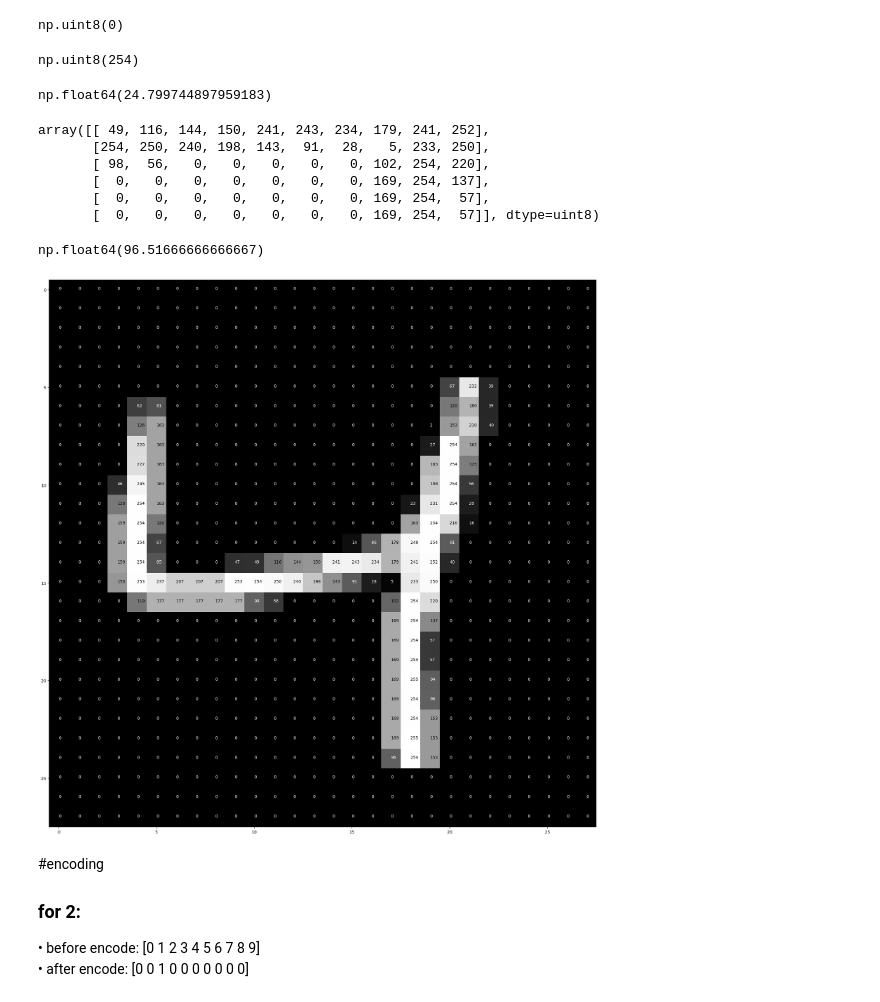
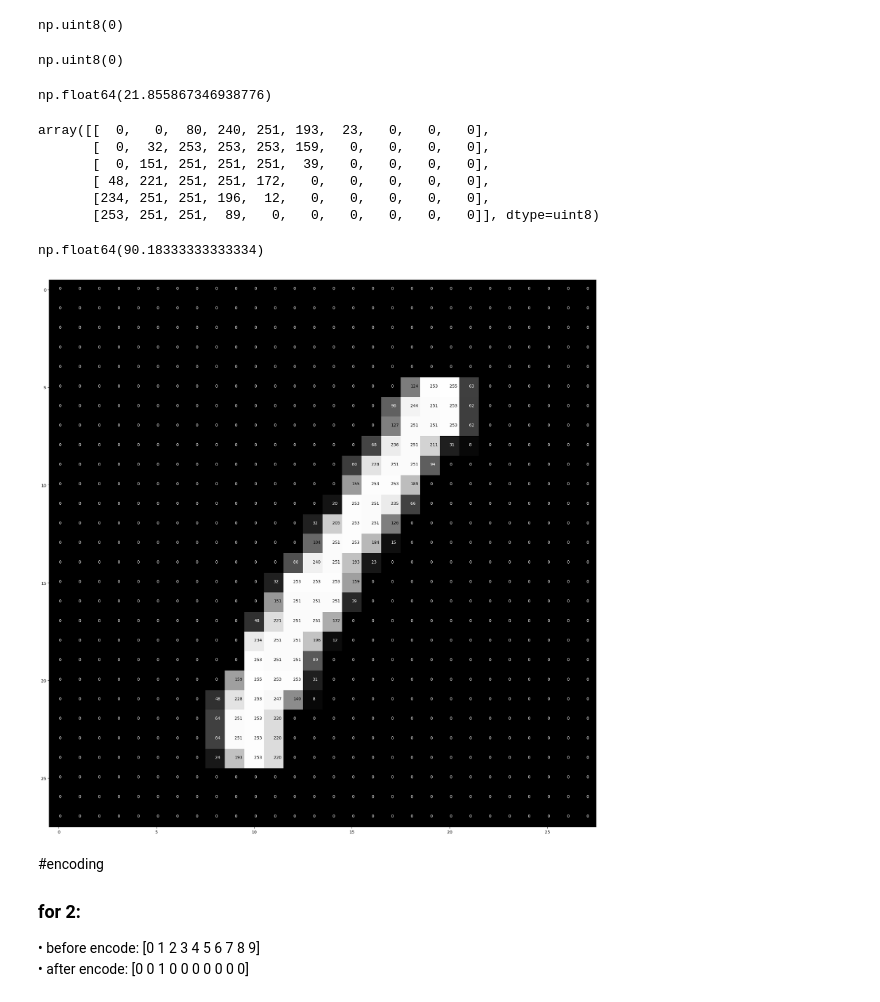
Before and after one commit to gamzegezgin/Deep-Learning-Applications, a Jupyter notebook: ANN_application.ipynb, the cells around one changed output. Cells and saved outputs as stored; diff of their text form; code cells hidden in the pictures.

```diff
--- a/ANN_application.ipynb
+++ b/ANN_application.ipynb
@@ -96,26 +96,26 @@ x_train[2][10,10]
 # %% [output]
 np.uint8(0)
 # %%
-x_train[2][16,18]
+x_train[3][16,18]
 # %% [output]
-np.uint8(254)
+np.uint8(0)
 # %%
-x_train[2].mean()
+x_train[3].mean()
 # %% [output]
-np.float64(24.799744897959183)
+np.float64(21.855867346938776)
 # %%
-x_train[2][14:20, 10:20]
+x_train[3][14:20, 10:20]
 # %% [output]
-array([[ 49, 116, 144, 150, 241, 243, 234, 179, 241, 252],
-       [254, 250, 240, 198, 143,  91,  28,   5, 233, 250],
-       [ 98,  56,   0,   0,   0,   0,   0, 102, 254, 220],
-       [  0,   0,   0,   0,   0,   0,   0, 169, 254, 137],
-       [  0,   0,   0,   0,   0,   0,   0, 169, 254,  57],
-       [  0,   0,   0,   0,   0,   0,   0, 169, 254,  57]], dtype=uint8)
+array([[  0,   0,  80, 240, 251, 193,  23,   0,   0,   0],
+       [  0,  32, 253, 253, 253, 159,   0,   0,   0,   0],
+       [  0, 151, 251, 251, 251,  39,   0,   0,   0,   0],
+       [ 48, 221, 251, 251, 172,   0,   0,   0,   0,   0],
+       [234, 251, 251, 196,  12,   0,   0,   0,   0,   0],
+       [253, 251, 251,  89,   0,   0,   0,   0,   0,   0]], dtype=uint8)
 # %%
-x_train[2][14:20, 10:20].mean()
+x_train[3][14:20, 10:20].mean()
 # %% [output]
-np.float64(96.51666666666667)
+np.float64(90.18333333333334)
 # %%
 def pixel_visualize(img):
     fig = plt.figure(figsize=(24,24))
@@ -130,9 +130,9 @@ def pixel_visualize(img):
             ax.annotate(str(round(img[x][y], 2)), xy=(y, x),
                         color='white' if img[x][y] < threshold else 'black')
 # %%
-pixel_visualize(x_train[2])
+pixel_visualize(x_train[3])
 # %% [output]
-[figure, old version]
+[figure, new version]
 # %% [markdown]
 #encoding
 
```
Also changed, not shown: parts of 5 cells of this notebook.
